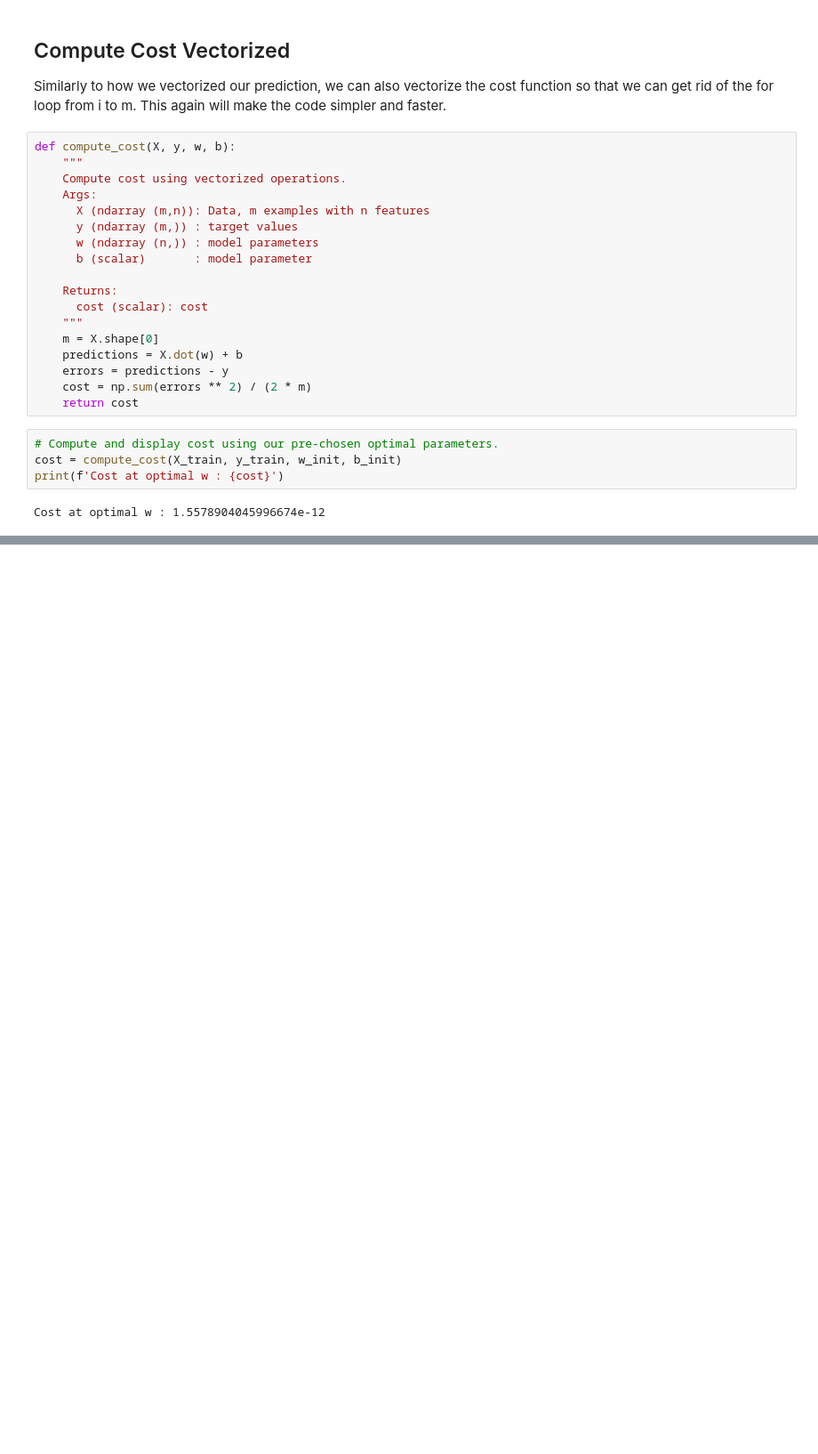
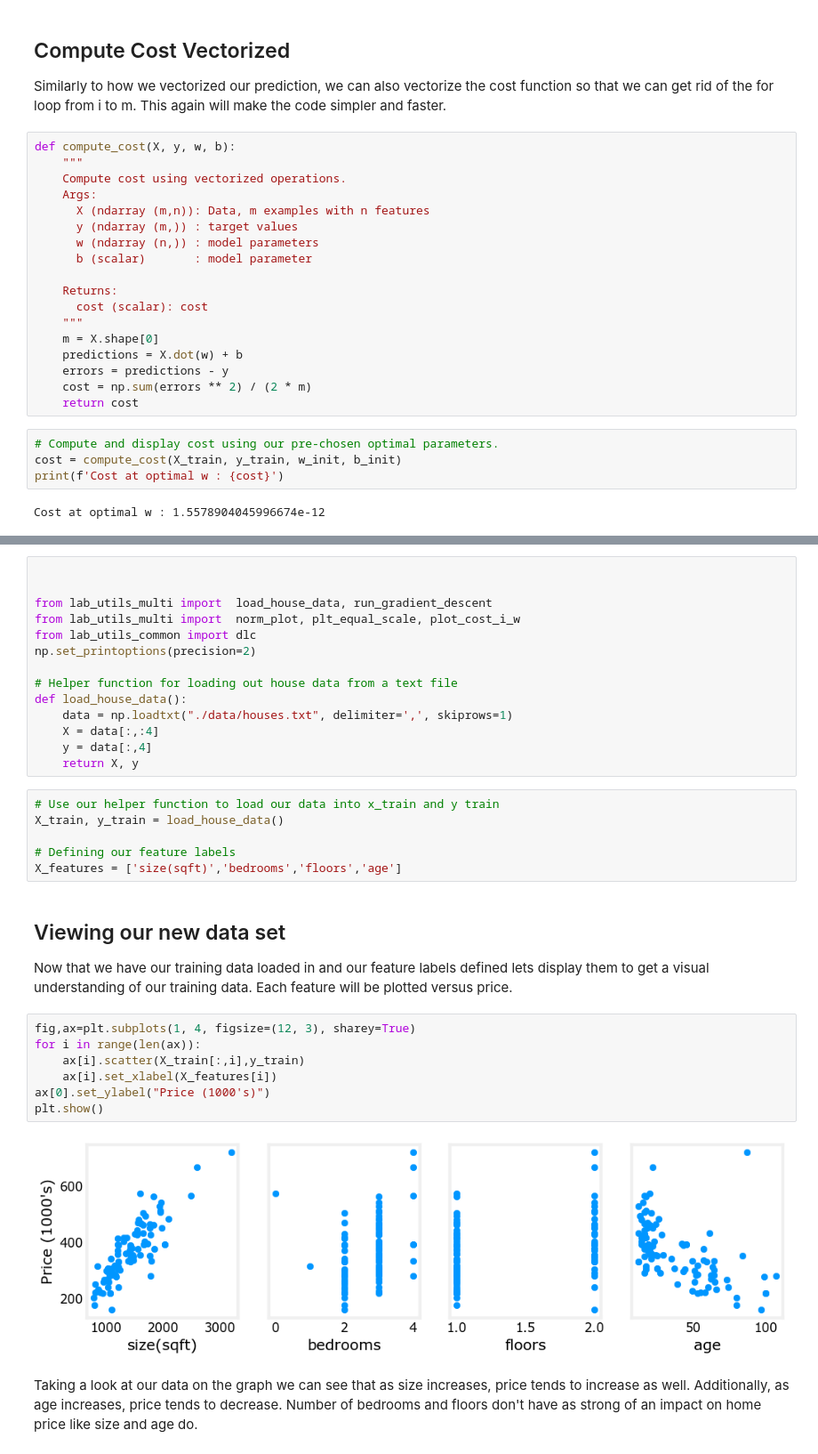
Before and after one commit to Lucas-Miller/machine_learning_specialization, a Jupyter notebook: multivar_linear_regression/multivar_linear_regression.ipynb, the cells around one changed output, grey strips where cells are left out. Shown at 89% size. Drawn from its saved outputs; the diff is of its cells as text; blank space fills up the shorter version.

```diff
--- a/multivar_linear_regression/multivar_linear_regression.ipynb
+++ b/multivar_linear_regression/multivar_linear_regression.ipynb
@@ -297,0 +574,35 @@ Cost at optimal w : 1.5578904045996674e-12
+# %%
+
+
+from lab_utils_multi import  load_house_data, run_gradient_descent
+from lab_utils_multi import  norm_plot, plt_equal_scale, plot_cost_i_w
+from lab_utils_common import dlc
+np.set_printoptions(precision=2)
+
+# Helper function for loading out house data from a text file
+def load_house_data():
+    data = np.loadtxt("./data/houses.txt", delimiter=',', skiprows=1)
+    X = data[:,:4]
+    y = data[:,4]
+    return X, y
+# %%
+# Use our helper function to load our data into x_train and y train
+X_train, y_train = load_house_data()
+
+# Defining our feature labels
+X_features = ['size(sqft)','bedrooms','floors','age']
+# %% [markdown]
+## Viewing our new data set
+
+Now that we have our training data loaded in and our feature labels defined lets display them to get a visual understanding of our training data. Each feature will be plotted versus price.
+# %%
+fig,ax=plt.subplots(1, 4, figsize=(12, 3), sharey=True)
+for i in range(len(ax)):
+    ax[i].scatter(X_train[:,i],y_train)
+    ax[i].set_xlabel(X_features[i])
+ax[0].set_ylabel("Price (1000's)")
+plt.show()
+# %% [output]
+[figure, added]
+# %% [markdown]
+Taking a look at our data on the graph we can see that as size increases, price tends to increase as well. Additionally, as age increases, price tends to decrease. Number of bedrooms and floors don't have as strong of an impact on home price like size and age do.
```
Also changed, not shown: parts of 55 cells of this notebook, 23 other files.
